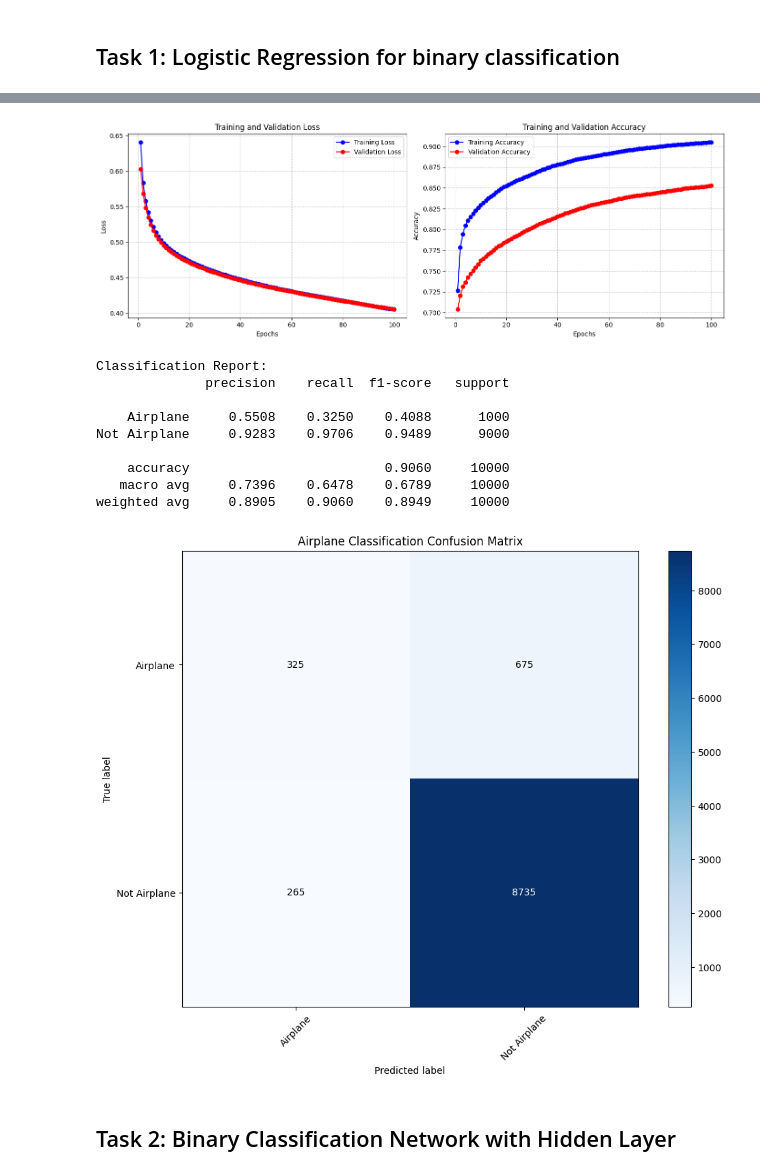
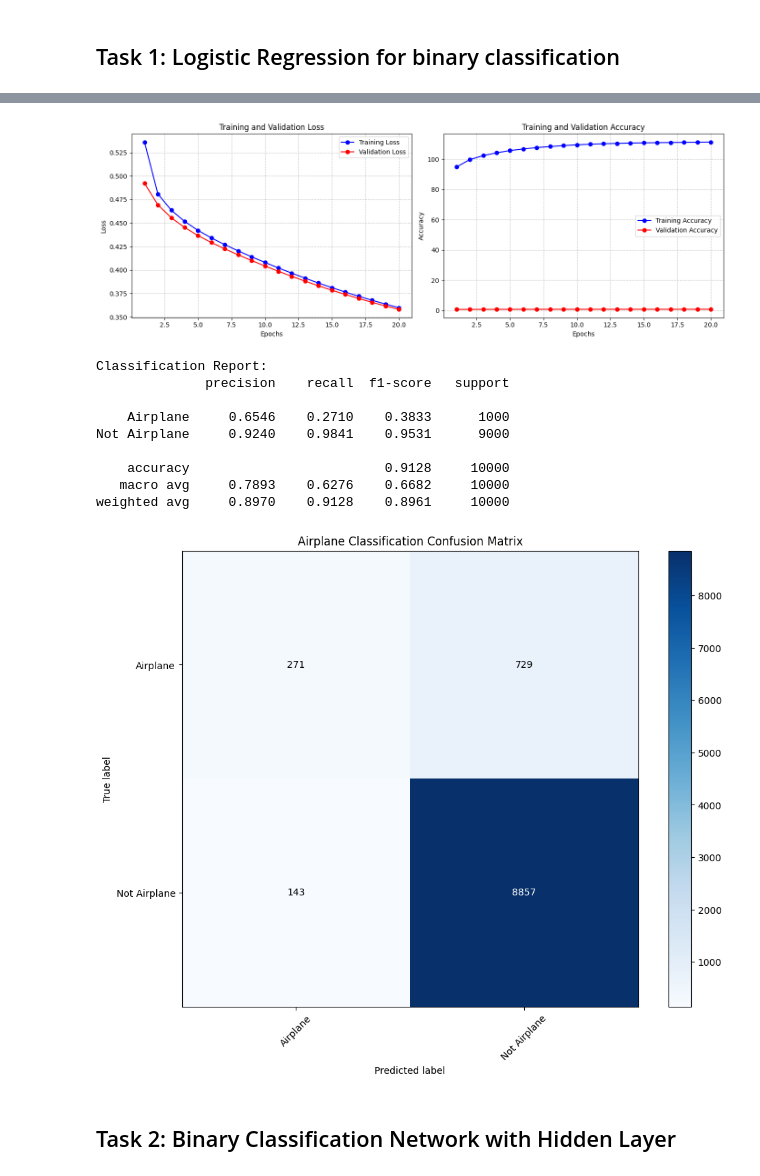
Before and after one commit to mahdimahdieh/computational-intelligence, a Jupyter notebook: Phase 3 Neural Network/task1-4/task1-3.ipynb, the cells around one changed output, grey strips where cells are left out. Saved outputs shown, nothing was run; the diff lists cells and outputs as text; code cells hidden in the pictures.

```diff
--- a/Phase 3 Neural Network/task1-4/task1-3.ipynb
+++ b/Phase 3 Neural Network/task1-4/task1-3.ipynb
@@ -22,15 +22,15 @@ import cupy as cp
 ## Task 1: Logistic Regression for binary classification
 # %%
 # Create model (single layer with sigmoid activation)
-model1 = NeuralNetwork([
+model = NeuralNetwork([
     # 3072 input features, 1 output
     DenseLayer(3072, 1, activation=Sigmoid)
 ])
 # %%
 # Train model
 print("Training logistic regression model...")
-history1 = model1.train(x_train_binary, y_train_binary, x_test_binary, y_test_binary,
+history = model.train(x_train_binary, y_train_binary, x_test_binary, y_test_binary,
                       classification_task=BinaryClassification,
-                      epochs=100, learning_rate=0.001, )
+                      epochs=20, learning_rate=0.01, )
 # %% [output]
 Training logistic regression model...
@@ -53,26 +53,26 @@ Epoch 100/100 | Loss: 0.4052 | Acc: 0.9051 | Val Loss: 0.4055 | Val Acc: 0.8528
 # %%
 # Plot training history
-plot_history(history1)
+plot_history(history)
 
 # Evaluate
-y_prediction1 = (model1.forward(x_test_binary) > 0.5).astype(int)
+y_prediction_categorical = (model.forward(x_test_binary) > 0.5).astype(int)
 
 # Plot confusion matrix and F1 scores
-plot_confusion_matrix_and_f1(y_test_binary, y_prediction1,
+plot_confusion_matrix_and_f1(y_test_binary, y_prediction_categorical,
                              classes=['Airplane', 'Not Airplane'],
                              title='Airplane Classification Confusion Matrix')
 # %% [output]
-[figure, old version]
+[figure, new version]
 Classification Report:
               precision    recall  f1-score   support
 
-    Airplane     0.5508    0.3250    0.4088      1000
-Not Airplane     0.9283    0.9706    0.9489      9000
+    Airplane     0.6546    0.2710    0.3833      1000
+Not Airplane     0.9240    0.9841    0.9531      9000
 
-    accuracy                         0.9060     10000
-   macro avg     0.7396    0.6478    0.6789     10000
-weighted avg     0.8905    0.9060    0.8949     10000
+    accuracy                         0.9128     10000
+   macro avg     0.7893    0.6276    0.6682     10000
+weighted avg     0.8970    0.9128    0.8961     10000
-[figure, old version]
+[figure, new version]
 # %% [markdown]
 ## Task 2: Binary Classification Network with Hidden Layer
 # %%
```
Also changed, not shown: parts of 8 cells of this notebook.
